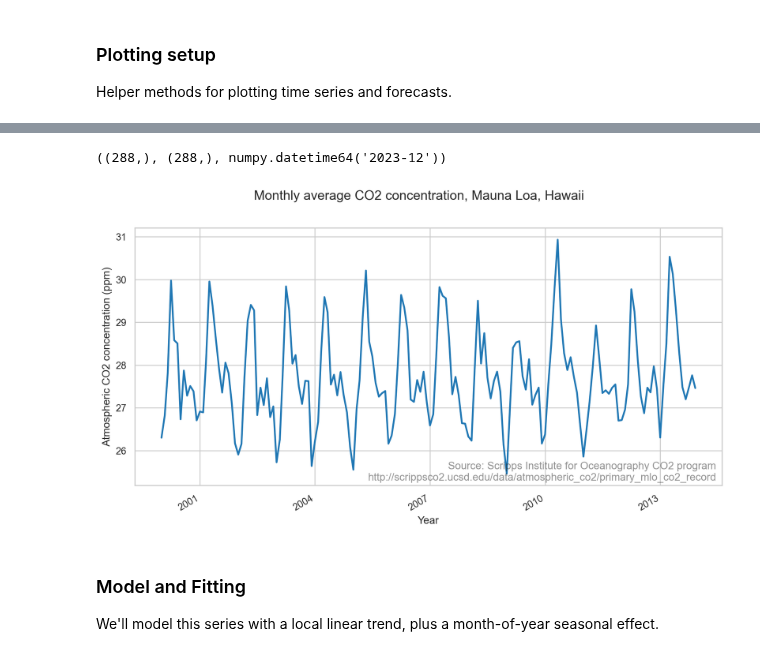
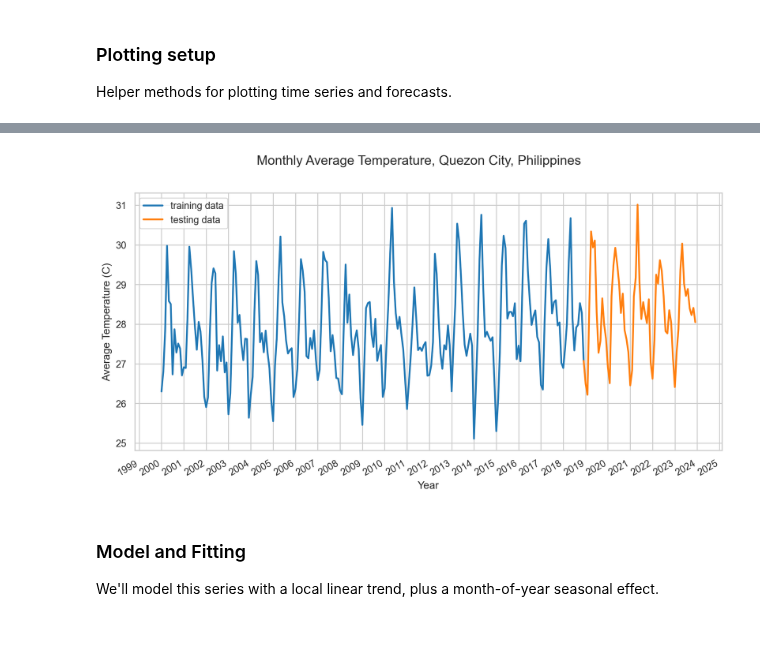
Before and after one commit to alaricespina/Thesis-Repository, a Jupyter notebook: Auto Regressive Ensemble Modelling/STS_Temperature.ipynb, the cells around one changed output, grey strips where cells are left out. Cells and saved outputs as stored; diff of their text form; code cells hidden in the pictures.

```diff
--- a/Auto Regressive Ensemble Modelling/STS_Temperature.ipynb
+++ b/Auto Regressive Ensemble Modelling/STS_Temperature.ipynb
@@ -153,7 +137,17 @@ We'll demonstrate fitting a model to the atmospheric CO2 readings from the Mauna
 # %%
 df = pd.read_csv("CombinedData.csv")[["datetime", "temp"]]
 df["MonthYear"] = pd.DatetimeIndex(df["datetime"]).year * 10000 + pd.DatetimeIndex(df["datetime"]).month
+mm_df = df.groupby(by="MonthYear").mean(numeric_only = True)
+temp_by_month = mm_df["temp"].to_numpy()
 
-mm_df = df.groupby(by="MonthYear").mean(numeric_only = True)
-mm_df
+print("Total Number of Months:", len(temp_by_month))
+print("Total Number of Years:", len(temp_by_month) / 12)
+
+num_forecast_steps = 12 * 5 # last X Years
+temp_by_month_training_data = temp_by_month[:-num_forecast_steps]
+temp_by_month_testing_data = temp_by_month[-num_forecast_steps - 1:]
+
+temp_dates = np.arange("2000-01", "2024-01", dtype="datetime64[M]")
+temp_loc = mdates.YearLocator(1) # Every Year
+temp_fmt = mdates.DateFormatter('%Y')
 # %% [output]
@@ -188,24 +156,18 @@ co2_fmt = mdates.DateFormatter('%Y')
-# %%
-co2_dates.shape, co2_by_month.shape, co2_dates[-1]
-# %% [output]
-((288,), (288,), numpy.datetime64('2023-12'))
 # %%
+# Show Data
 fig = plt.figure(figsize=(12, 6))
 ax = fig.add_subplot(1, 1, 1)
-ax.plot(co2_dates[:-num_forecast_steps], co2_by_month_training_data, lw=2, label="training data")
-ax.xaxis.set_major_locator(co2_loc)
-ax.xaxis.set_major_formatter(co2_fmt)
-ax.set_ylabel("Atmospheric CO2 concentration (ppm)")
+ax.plot(temp_dates[:-num_forecast_steps], temp_by_month_training_data, lw=2, label="training data")
+ax.plot(temp_dates[-num_forecast_steps - 1:], temp_by_month_testing_data, lw=2, label="testing data")
+ax.xaxis.set_major_locator(temp_loc)
+ax.xaxis.set_major_formatter(temp_fmt)
+ax.set_ylabel("Average Temperature (C)")
 ax.set_xlabel("Year")
-fig.suptitle("Monthly average CO2 concentration, Mauna Loa, Hawaii", fontsize=15)
-ax.text(0.99, .02,
-        "Source: Scripps Institute for Oceanography CO2 program\nhttp://scrippsco2.ucsd.edu/data/atmospheric_co2/primary_mlo_co2_record",
-        transform=ax.transAxes,
-        horizontalalignment="right",
-        alpha=0.5)
+plt.legend()
+fig.suptitle("Monthly Average Temperature, Quezon City, Philippines", fontsize=15)
 fig.autofmt_xdate()
 # %% [output]
-[figure, old version]
+[figure, new version]
 # %% [markdown]
 ### Model and Fitting
 
```
Also changed, not shown: parts of 27 cells of this notebook.
